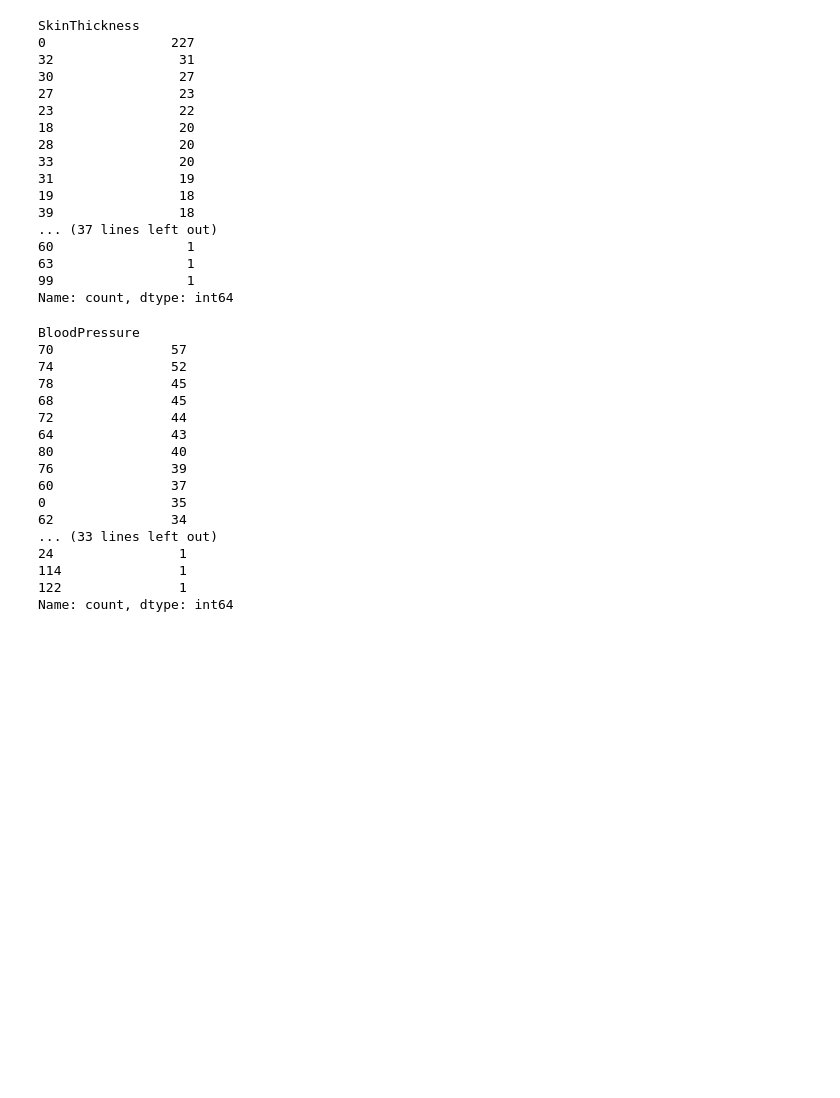
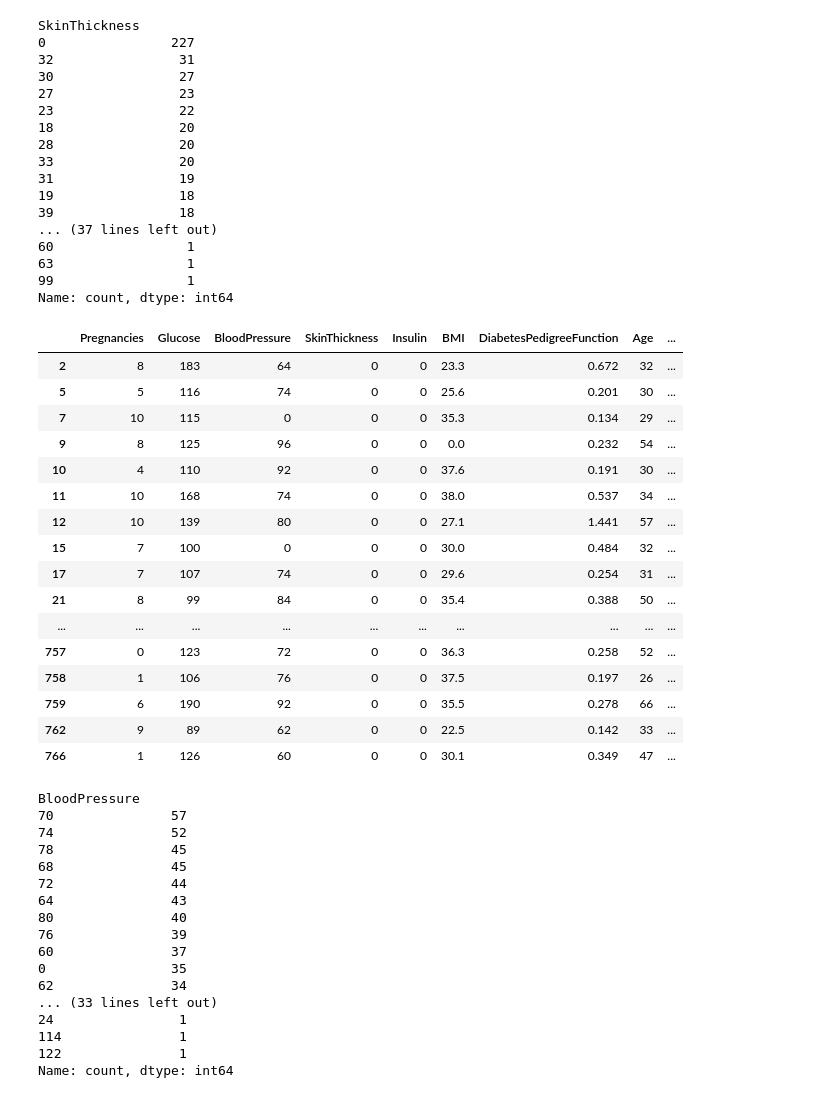
Before and after one commit to 4GeeksAcademy/Kransky_85_Decision_Tree_EDA, a Jupyter notebook: src/explore.ipynb, the cells around one changed output. Saved outputs shown, nothing was run; the diff lists cells and outputs as text; code cells hidden in the pictures; blank space fills up the shorter version.

```diff
--- a/src/explore.ipynb
+++ b/src/explore.ipynb
@@ -138,6 +147,27 @@ SkinThickness
 63                 1
 99                 1
 Name: count, dtype: int64
+# %%
+zeros_skinthickness = df[df['SkinThickness'] == 0]
+zeros_skinthickness
+# %% [output]
+|  | Pregnancies | Glucose | BloodPressure | SkinThickness | Insulin | BMI | DiabetesPedigreeFunction | Age | ... |
+| 2 | 8 | 183 | 64 | 0 | 0 | 23.3 | 0.672 | 32 | ... |
+| 5 | 5 | 116 | 74 | 0 | 0 | 25.6 | 0.201 | 30 | ... |
+| 7 | 10 | 115 | 0 | 0 | 0 | 35.3 | 0.134 | 29 | ... |
+| 9 | 8 | 125 | 96 | 0 | 0 | 0.0 | 0.232 | 54 | ... |
+| 10 | 4 | 110 | 92 | 0 | 0 | 37.6 | 0.191 | 30 | ... |
+| 11 | 10 | 168 | 74 | 0 | 0 | 38.0 | 0.537 | 34 | ... |
+| 12 | 10 | 139 | 80 | 0 | 0 | 27.1 | 1.441 | 57 | ... |
+| 15 | 7 | 100 | 0 | 0 | 0 | 30.0 | 0.484 | 32 | ... |
+| 17 | 7 | 107 | 74 | 0 | 0 | 29.6 | 0.254 | 31 | ... |
+| 21 | 8 | 99 | 84 | 0 | 0 | 35.4 | 0.388 | 50 | ... |
+| ... | ... | ... | ... | ... | ... | ... | ... | ... | ... |
+| 757 | 0 | 123 | 72 | 0 | 0 | 36.3 | 0.258 | 52 | ... |
+| 758 | 1 | 106 | 76 | 0 | 0 | 37.5 | 0.197 | 26 | ... |
+| 759 | 6 | 190 | 92 | 0 | 0 | 35.5 | 0.278 | 66 | ... |
+| 762 | 9 | 89 | 62 | 0 | 0 | 22.5 | 0.142 | 33 | ... |
+| 766 | 1 | 126 | 60 | 0 | 0 | 30.1 | 0.349 | 47 | ... |
 # %%
 df.value_counts(['BloodPressure'])
 # %% [output]
```
Also changed, not shown: parts of 6 cells of this notebook.
